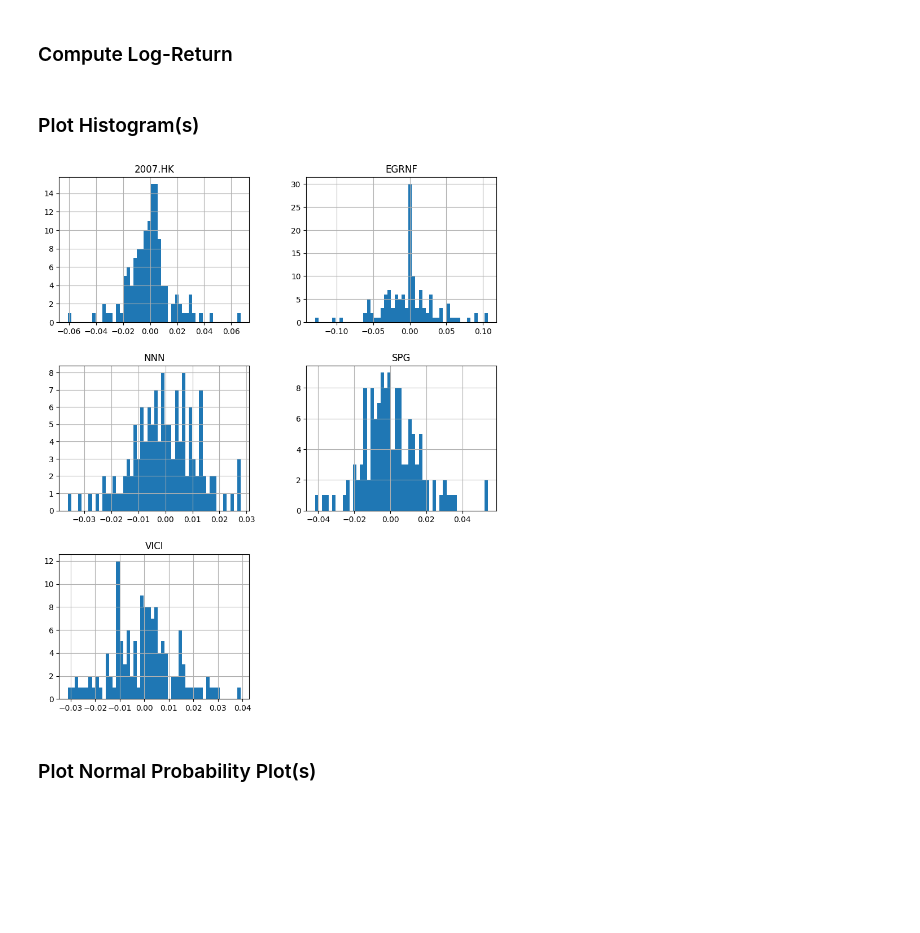
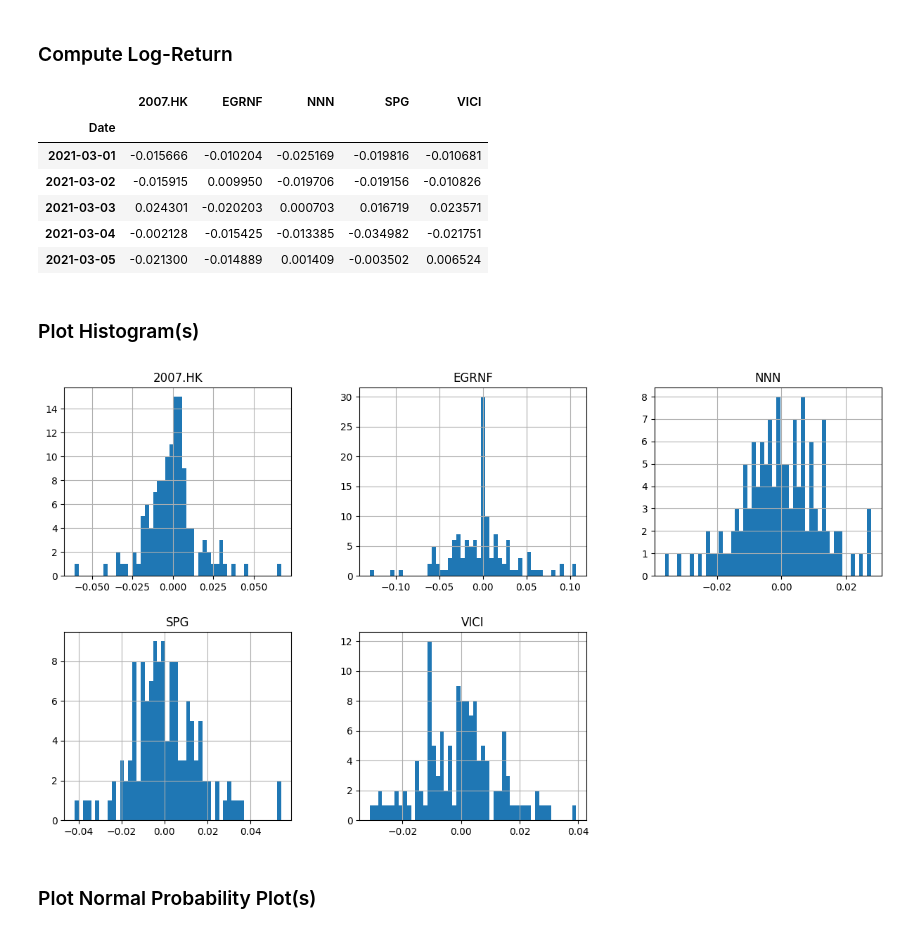
Before and after one commit to devangigaikwad/Comparative-Stock-Performance-Analysis, a Jupyter notebook: Prob & Stats Test Code- DG, Priyesh, Poch .ipynb, the cells around one changed output. Cells and saved outputs as stored; diff of their text form; code cells hidden in the pictures; blank space fills up the shorter version.

```diff
--- a/Prob & Stats Test Code- DG, Priyesh, Poch .ipynb
+++ b/Prob & Stats Test Code- DG, Priyesh, Poch .ipynb
@@ -33,14 +32,11 @@ def plot_hist(df: pd.DataFrame, symbol: Union[str, List[str]] = None):
     if isinstance(symbol, str):
         symbol = [symbol]
 
-    ncols = min(2, len(symbol))
-    nrows = math.ceil(len(symbol) / 2)
+    ncols = min(3, len(symbol))
+    nrows = math.ceil(len(symbol) / 3)
     figsize = (5 * ncols, 4 * nrows)
 
-    df[symbol].hist(bins = 50, figsize = figsize)
-    plt.title(f'Histogram o Log-return of {symbol}')
-    plt.xlabel('log return')
-    plt.ylabel('frequency')
+    df[symbol].hist(bins = 50, figsize = figsize, layout = (nrows, ncols))
     plt.show()
 
 
@@ -60,19 +56,22 @@ def probplot(df, symbol: Union[str, List[str]] = None):
     if isinstance(symbol, str):
         symbol = [symbol]
 
-    ncols = min(2, len(symbol))
-    nrows = math.ceil(len(symbol) / 2)
+    ncols = min(3, len(symbol))
+    nrows = math.ceil(len(symbol) / 3)
     figsize = (5 * ncols, 4 * nrows)
 
     fig, axs = plt.subplots(ncols=ncols, nrows=nrows, figsize=figsize)
     plt.subplots_adjust(wspace=0.25, hspace=0.25)
 
     if not isinstance(axs, Iterable):
-        axs = [[axs]]
+        axs = np.array([[axs]])
+
+    if len(axs.shape) == 1:
+        axs = axs[None, :]
 
     for i, sym in enumerate(symbol):
-        r = i//2
-        c = i%2
+        r = i//ncols
+        c = i%ncols
         res = stats.probplot(log_return[sym], plot=axs[r][c])
         axs[r][c].set_title(sym)
 
@@ -114,7 +113,7 @@ def confidence_interval(df: pd.DataFrame,
     upper_bound = sample_mean + diff
     upper_bound.name = 'upper_bound'
 
-    return pd.concat([lower_bound, upper_bound], axis = 1)
+    return pd.concat([lower_bound, upper_bound], axis = 1).T
 
 
 def mean_equality_test(df: pd.DataFrame,
@@ -264,12 +275,22 @@ plt.plot()
 ### Compute Log-Return
 # %%
 log_return = np.log(raw_data['Close'] / raw_data['Open'])
+# %%
+log_return.head()
+# %% [output]
+|  | 2007.HK | EGRNF | NNN | SPG | VICI |
+| Date |  |  |  |  |  |
+| 2021-03-01 | -0.015666 | -0.010204 | -0.025169 | -0.019816 | -0.010681 |
+| 2021-03-02 | -0.015915 | 0.009950 | -0.019706 | -0.019156 | -0.010826 |
+| 2021-03-03 | 0.024301 | -0.020203 | 0.000703 | 0.016719 | 0.023571 |
+| 2021-03-04 | -0.002128 | -0.015425 | -0.013385 | -0.034982 | -0.021751 |
+| 2021-03-05 | -0.021300 | -0.014889 | 0.001409 | -0.003502 | 0.006524 |
 # %% [markdown]
 ### Plot Histogram(s)
 # %%
-plot_hist(log_return)  # Specify symbol=[SYMBOL] to plot only 1 symbol.
+plot_hist(df=log_return)
 # %% [output]
-[figure, old version]
+[figure, new version]
 # %% [markdown]
 ### Plot Normal Probability Plot(s)
 # %%
```
Also changed, not shown: parts of 9 cells of this notebook.
